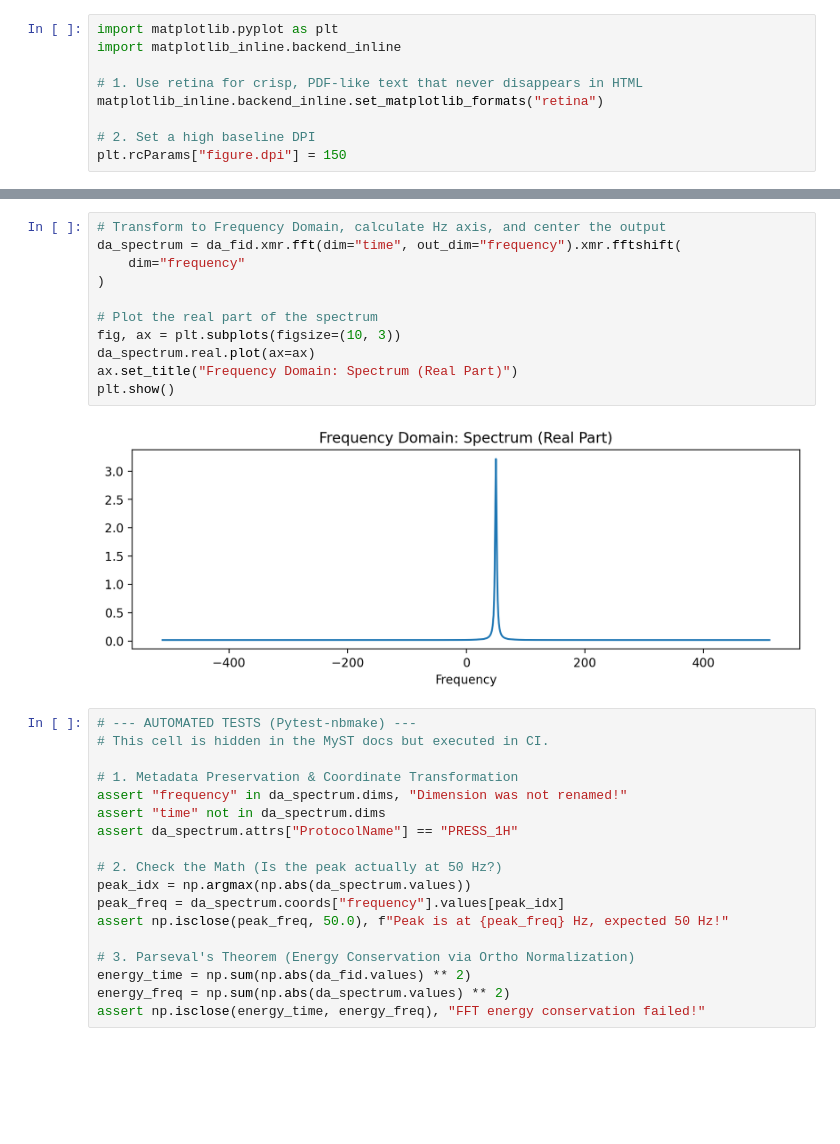
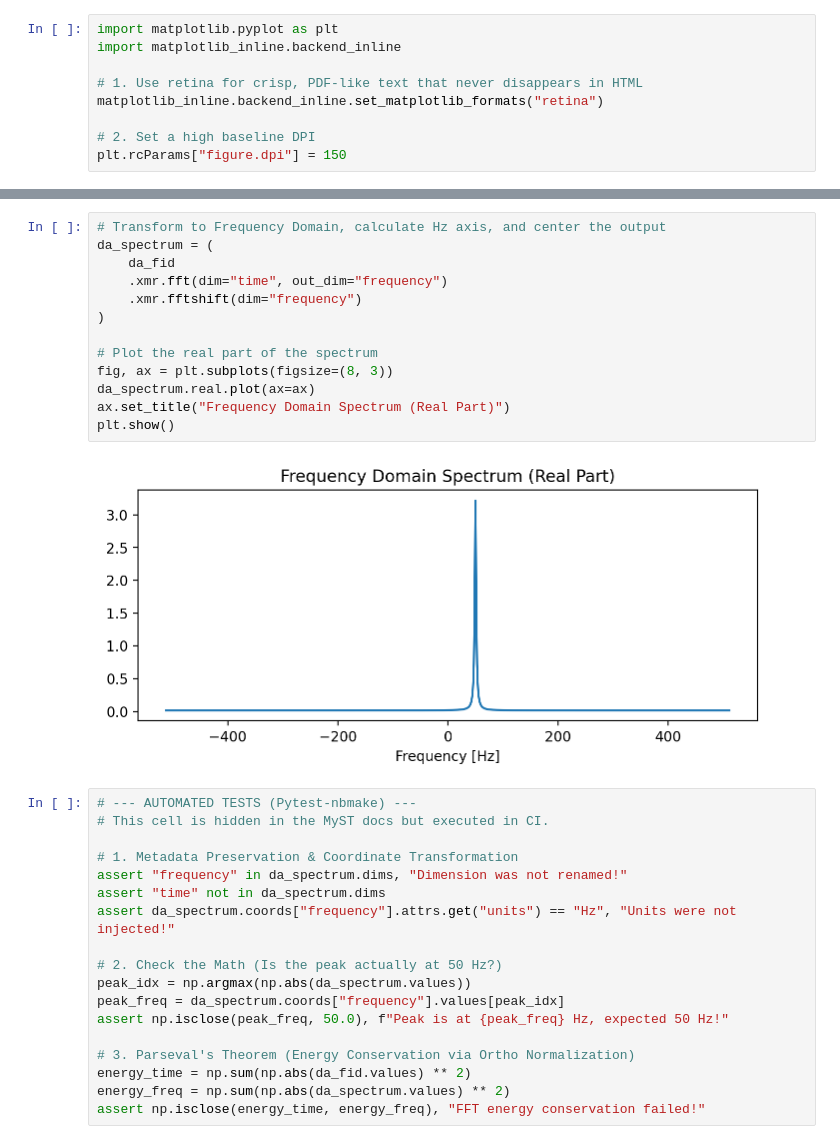
Before and after one commit to andrewendlinger/xmris, a Jupyter notebook: docs/notebooks/basics/fft.ipynb, the cells around one changed output, grey strips where cells are left out. Saved outputs shown, nothing was run; the diff lists cells and outputs as text; blank space fills up the shorter version.

```diff
--- a/docs/notebooks/basics/fft.ipynb
+++ b/docs/notebooks/basics/fft.ipynb
@@ -76,32 +82,34 @@ Instead, we use the pure `.xmr.fft()` followed by an explicit `.xmr.fftshift()`.
-# %%
-# Transform to Frequency Domain, calculate Hz axis, and center the output
-da_spectrum = da_fid.xmr.fft(dim="time", out_dim="frequency").xmr.fftshift(
-    dim="frequency"
-)
-
-# Plot the real part of the spectrum
-fig, ax = plt.subplots(figsize=(10, 3))
-da_spectrum.real.plot(ax=ax)
-ax.set_title("Frequency Domain: Spectrum (Real Part)")
-plt.show()
-# %% [output]
-[figure, removed]
-# %%
-# --- AUTOMATED TESTS (Pytest-nbmake) ---
-# This cell is hidden in the MyST docs but executed in CI.
-
-# 1. Metadata Preservation & Coordinate Transformation
-assert "frequency" in da_spectrum.dims, "Dimension was not renamed!"
-assert "time" not in da_spectrum.dims
-assert da_spectrum.attrs["ProtocolName"] == "PRESS_1H"
-
-# 2. Check the Math (Is the peak actually at 50 Hz?)
-peak_idx = np.argmax(np.abs(da_spectrum.values))
-peak_freq = da_spectrum.coords["frequency"].values[peak_idx]
-assert np.isclose(peak_freq, 50.0), f"Peak is at {peak_freq} Hz, expected 50 Hz!"
-
-# 3. Parseval's Theorem (Energy Conservation via Ortho Normalization)
-energy_time = np.sum(np.abs(da_fid.values) ** 2)
-energy_freq = np.sum(np.abs(da_spectrum.values) ** 2)
-assert np.isclose(energy_time, energy_freq), "FFT energy conservation failed!"
+# %%
+# Transform to Frequency Domain, calculate Hz axis, and center the output
+da_spectrum = (
+    da_fid
+    .xmr.fft(dim="time", out_dim="frequency")
+    .xmr.fftshift(dim="frequency")
+)
+
+# Plot the real part of the spectrum
+fig, ax = plt.subplots(figsize=(8, 3))
+da_spectrum.real.plot(ax=ax)
+ax.set_title("Frequency Domain Spectrum (Real Part)")
+plt.show()
+# %% [output]
+[figure, added]
+# %%
+# --- AUTOMATED TESTS (Pytest-nbmake) ---
+# This cell is hidden in the MyST docs but executed in CI.
+
+# 1. Metadata Preservation & Coordinate Transformation
+assert "frequency" in da_spectrum.dims, "Dimension was not renamed!"
+assert "time" not in da_spectrum.dims
+assert da_spectrum.coords["frequency"].attrs.get("units") == "Hz", "Units were not injected!"
+
+# 2. Check the Math (Is the peak actually at 50 Hz?)
+peak_idx = np.argmax(np.abs(da_spectrum.values))
+peak_freq = da_spectrum.coords["frequency"].values[peak_idx]
+assert np.isclose(peak_freq, 50.0), f"Peak is at {peak_freq} Hz, expected 50 Hz!"
+
+# 3. Parseval's Theorem (Energy Conservation via Ortho Normalization)
+energy_time = np.sum(np.abs(da_fid.values) ** 2)
+energy_freq = np.sum(np.abs(da_spectrum.values) ** 2)
+assert np.isclose(energy_time, energy_freq), "FFT energy conservation failed!"
 # %% [markdown]
```
Also changed, not shown: parts of 11 cells of this notebook, 4 other files.
